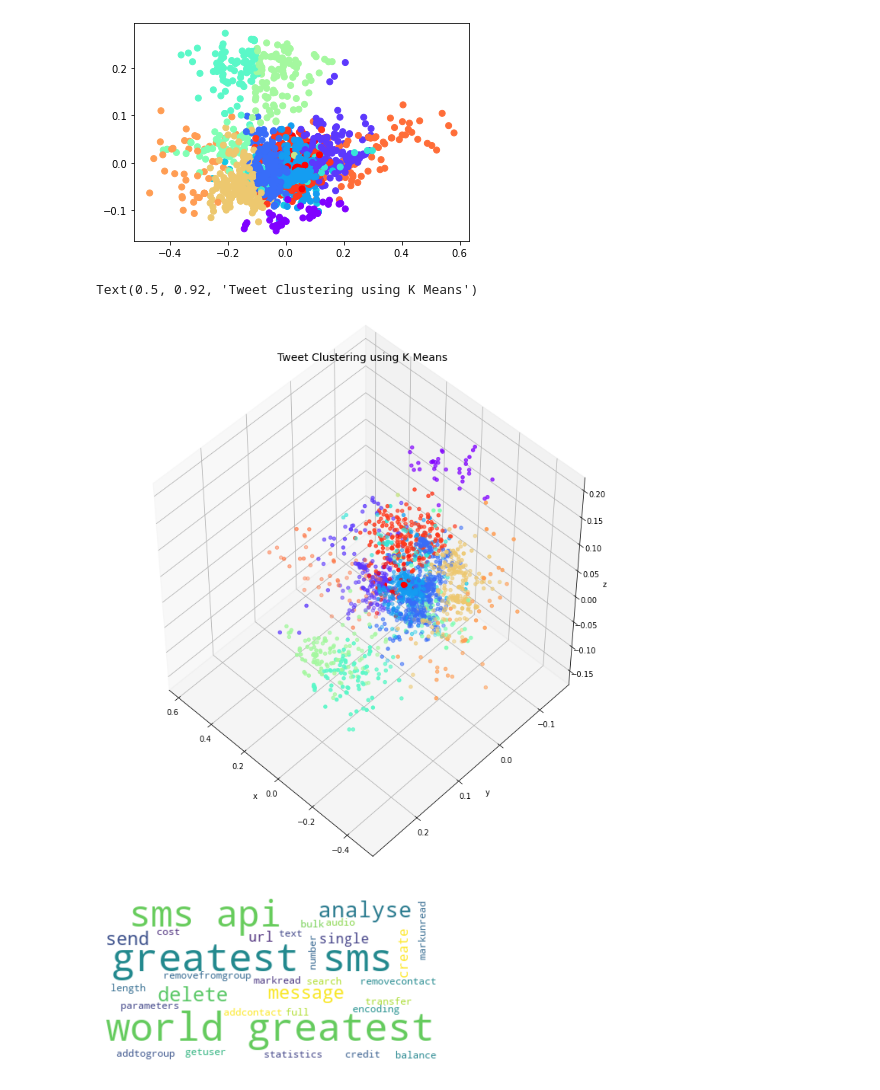
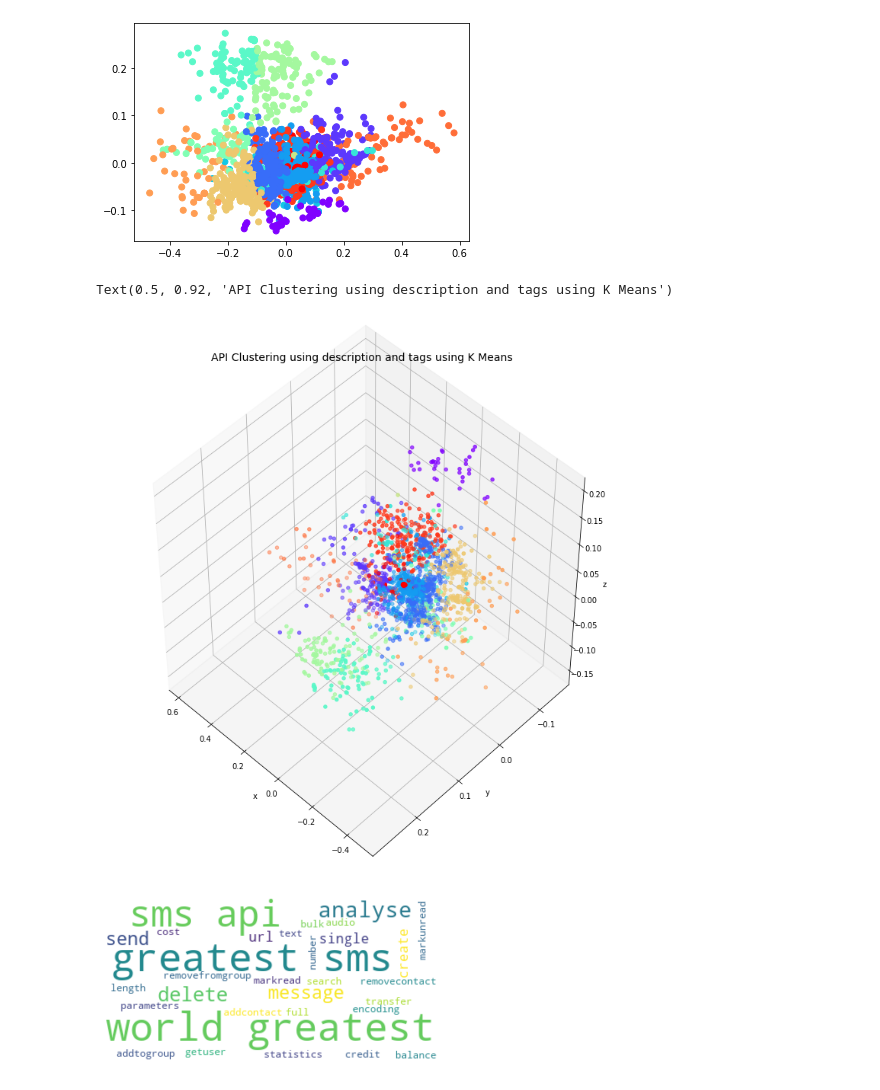
Before and after one commit to ravisiv/APIClassification, a Jupyter notebook: APIClassification.ipynb, the cells around one changed output. Drawn from its saved outputs; the diff is of its cells as text; code cells hidden in the pictures.

```diff
--- a/APIClassification.ipynb
+++ b/APIClassification.ipynb
@@ -516,17 +516,17 @@ plt.scatter(apis_df['x'], apis_df['y'], c=apis_df['cluster'], cmap='rainbow')
 # %%
 from mpl_toolkits.mplot3d import Axes3D
 
 fig = plt.figure(1, figsize=(10,10))
 ax = Axes3D(fig, rect=[0, 0, 0.95, 1], elev=48, azim=134)
 ax.scatter(apis_df['x'],apis_df['y'],apis_df['z'], c=apis_df['cluster'], cmap='rainbow')
 ax.set_xlabel("x")
 ax.set_ylabel("y")
 ax.set_zlabel("z")
 ax.set_facecolor('white')
-plt.title("Tweet Clustering using K Means", fontsize=14)
+plt.title("API Clustering using description and tags using K Means", fontsize=14)
 # %% [output]
-Text(0.5, 0.92, 'Tweet Clustering using K Means')
+Text(0.5, 0.92, 'API Clustering using description and tags using K Means')
-[figure, old version]
+[figure, new version]
 # %%
 from wordcloud import WordCloud
 from sklearn.feature_extraction.text import TfidfVectorizer
```
